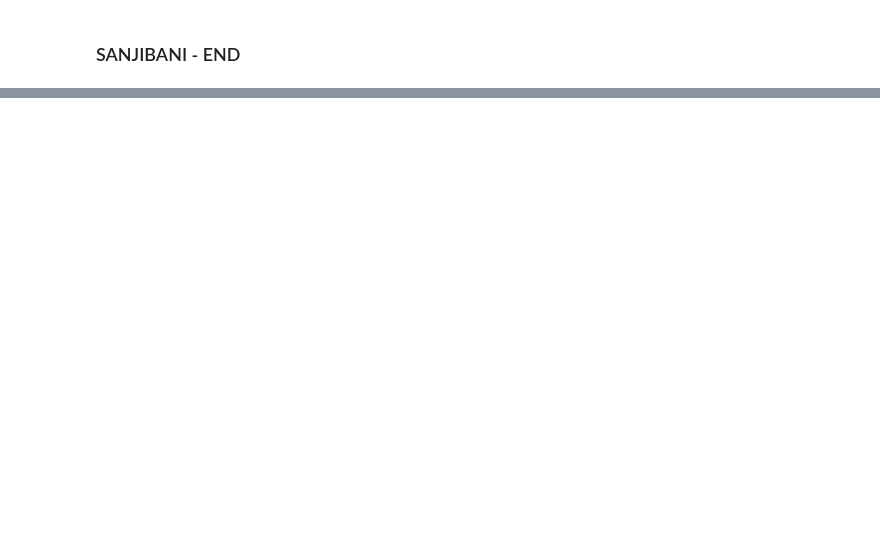
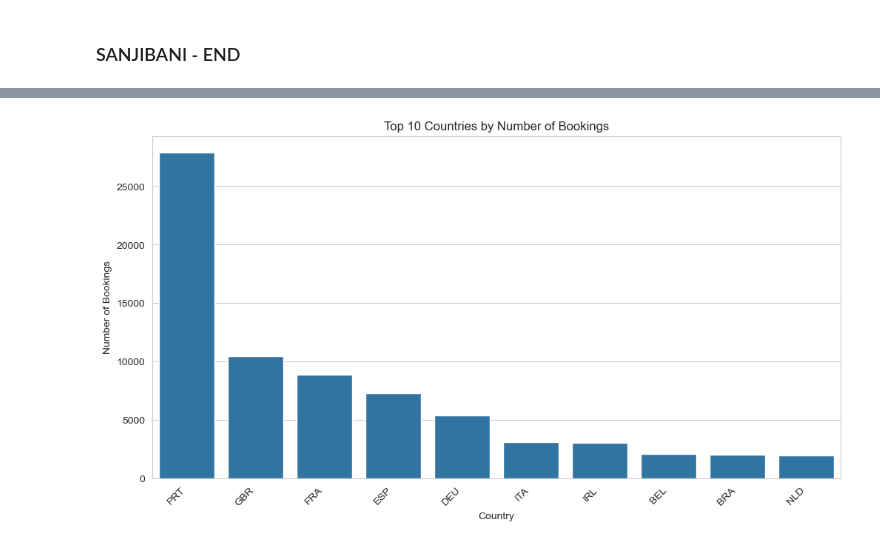
Before and after one commit to dipk6545/hotel-booking-aml, a Jupyter notebook: EDA/Hotel Bookings EDA.ipynb, the cells around one changed output, grey strips where cells are left out. Drawn from its saved outputs; the diff is of its cells as text; code cells hidden in the pictures; blank space fills up the shorter version.

```diff
--- a/EDA/Hotel Bookings EDA.ipynb
+++ b/EDA/Hotel Bookings EDA.ipynb
@@ -2705,0 +3217,11 @@ feature_summary
+# %%
+# Visualize the distribution of bookings by country (Top 10)
+plt.figure(figsize=(12, 6))
+sns.countplot(data=df_master, x='country', order=df_master['country'].value_counts().head(10).index)
+plt.title('Top 10 Countries by Number of Bookings')
+plt.xlabel('Country')
+plt.ylabel('Number of Bookings')
+plt.xticks(rotation=45, ha='right')
+plt.show()
+# %% [output]
+[figure, added]
```
Also changed, not shown: parts of 130 cells of this notebook, 1 other file.
